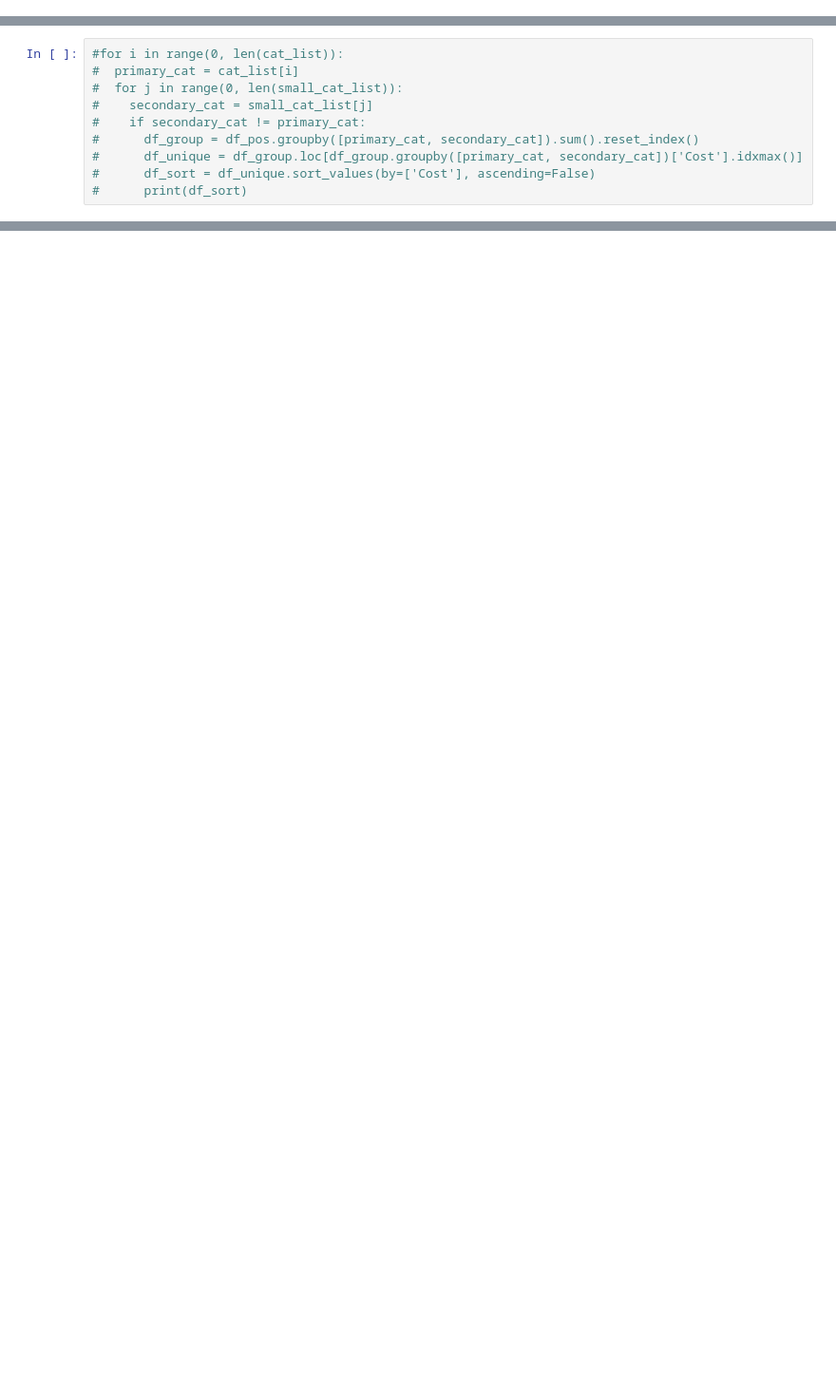
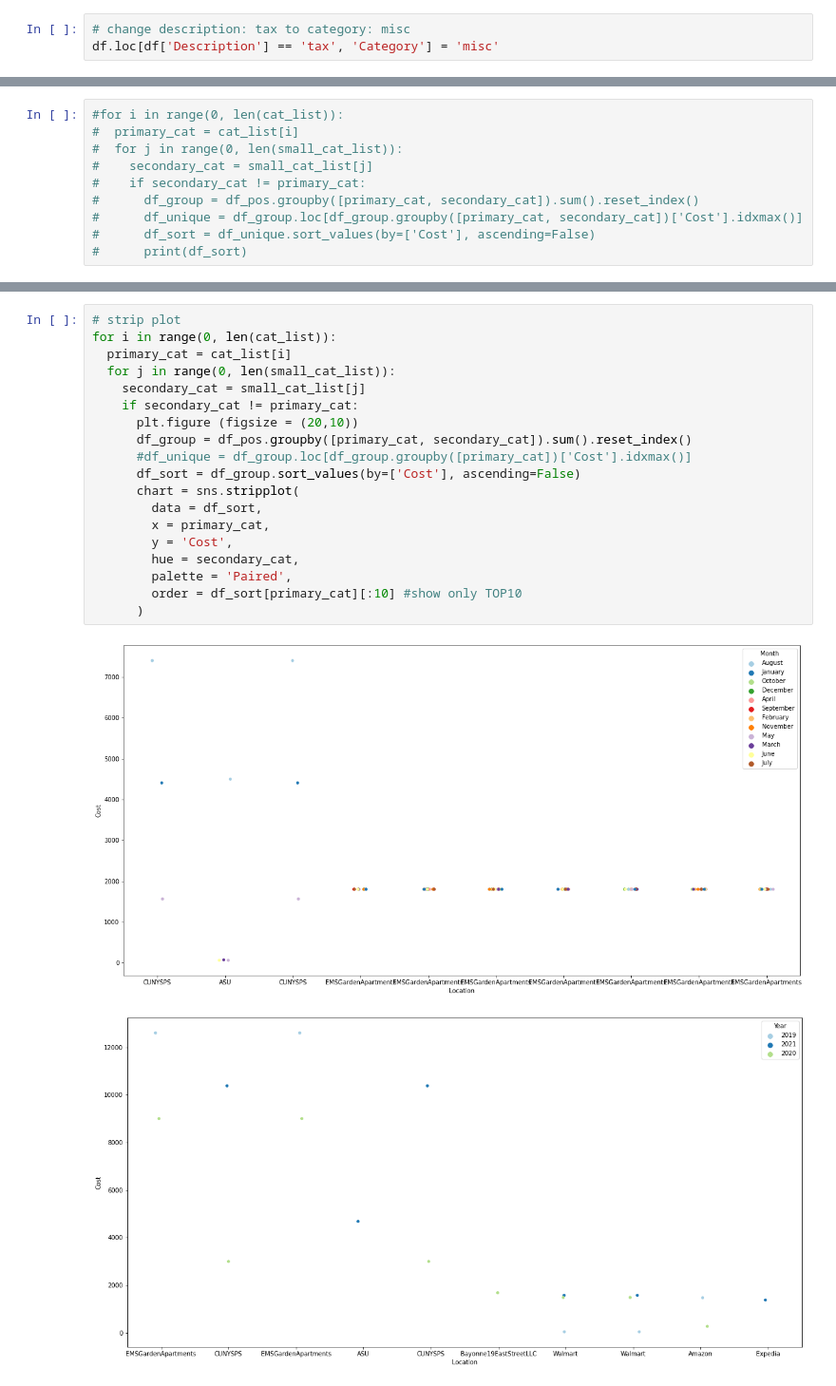
Before and after one commit to palmorezm/Home, a Jupyter notebook: Financial/data_exploration.ipynb, the cells around one changed output, grey strips where cells are left out. Shown at 95% size. Saved outputs shown, nothing was run; the diff lists cells and outputs as text; blank space fills up the shorter version.

```diff
--- a/Financial/data_exploration.ipynb
+++ b/Financial/data_exploration.ipynb
@@ -57,5 +64,8 @@ df['Category'] = df['Category'].str.replace('coupons', 'grocery')
 df['Description'] = df['Description'].str.lower()
 # %%
 df['Location'] = df['Location'].str.replace(" ", "")
+# %%
+# change description: tax to category: misc
+df.loc[df['Description'] == 'tax', 'Category'] = 'misc'
 # %%
 df.info()
@@ -178,0 +287,22 @@ for i in range(0, len(cat_list)):
+# %%
+# strip plot
+for i in range(0, len(cat_list)):
+  primary_cat = cat_list[i]
+  for j in range(0, len(small_cat_list)):
+    secondary_cat = small_cat_list[j]
+    if secondary_cat != primary_cat:
+      plt.figure (figsize = (20,10))
+      df_group = df_pos.groupby([primary_cat, secondary_cat]).sum().reset_index()
+      #df_unique = df_group.loc[df_group.groupby([primary_cat])['Cost'].idxmax()]
+      df_sort = df_group.sort_values(by=['Cost'], ascending=False)
+      chart = sns.stripplot(
+        data = df_sort,
+        x = primary_cat,
+        y = 'Cost',
+        hue = secondary_cat,
+        palette = 'Paired',
+        order = df_sort[primary_cat][:10] #show only TOP10
+      )
+# %% [output]
+[figure, added]
+[figure, added]
```
Also changed, not shown: parts of 18 cells of this notebook.
